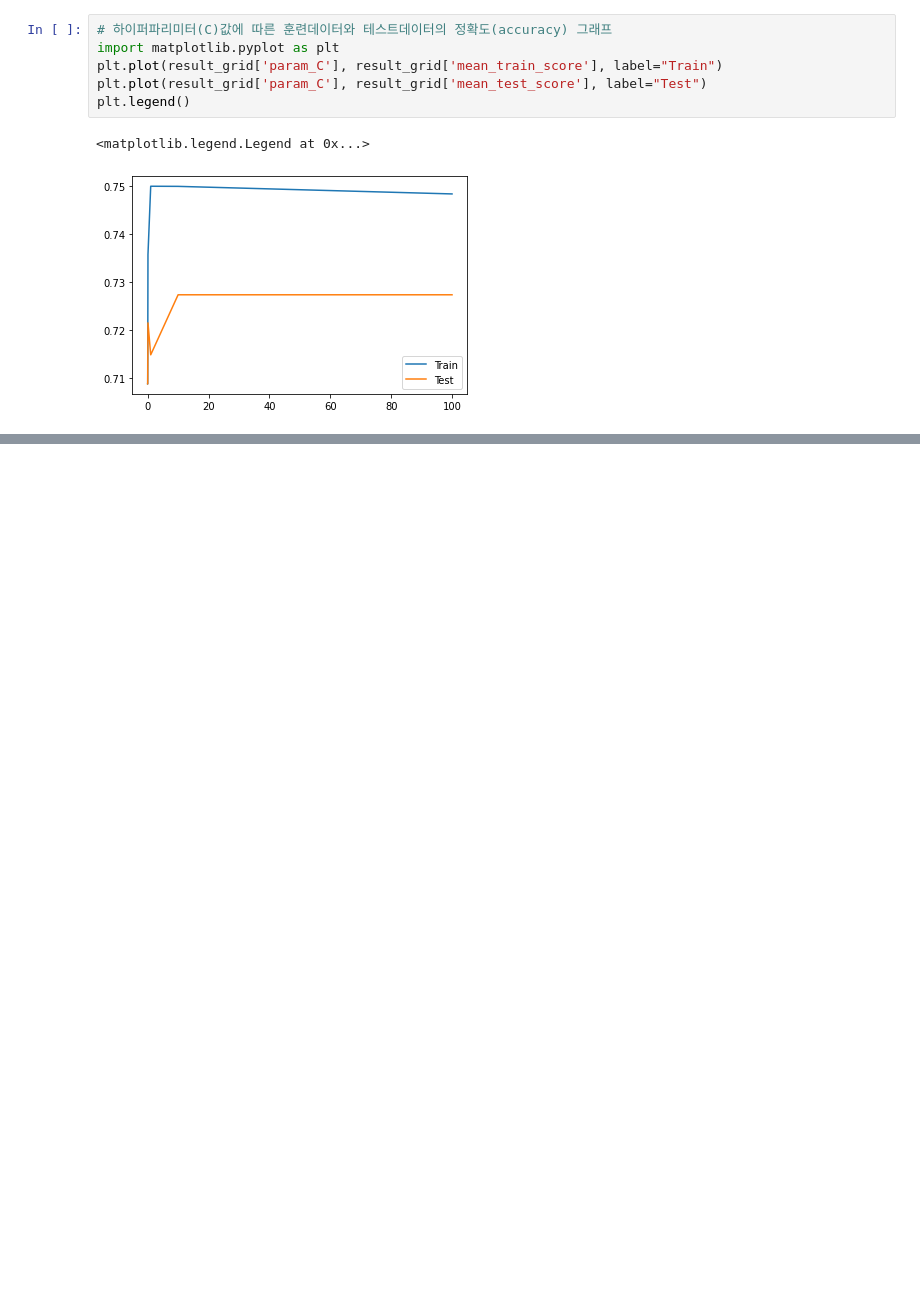
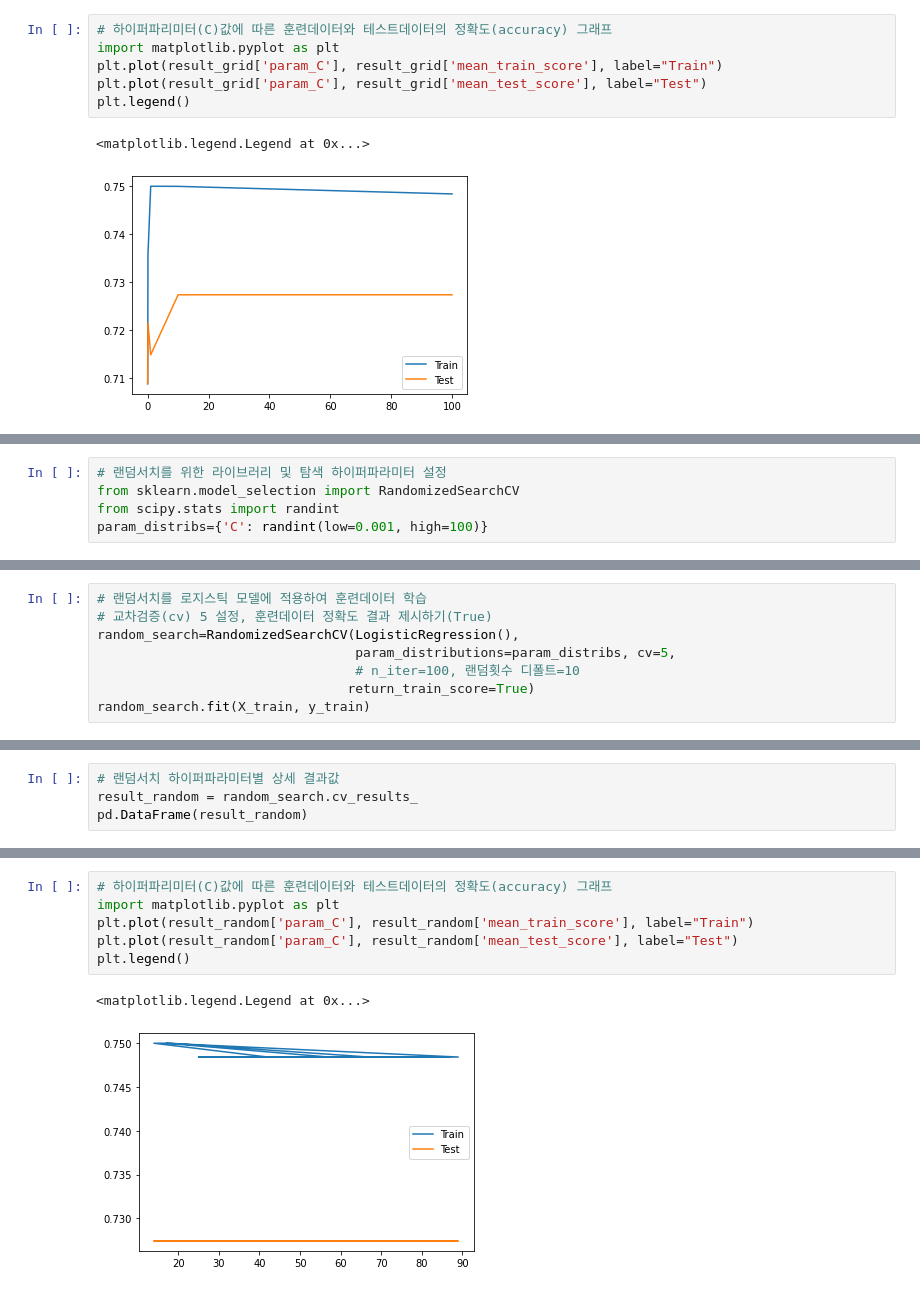
Before and after one commit to wanjuson/analyst_engineer, a Jupyter notebook: B3_5 model evaluation.ipynb, the cells around one changed output, grey strips where cells are left out. Saved outputs shown, nothing was run; the diff lists cells and outputs as text; blank space fills up the shorter version.

```diff
--- a/B3_5 model evaluation.ipynb
+++ b/B3_5 model evaluation.ipynb
@@ -70,0 +73,5 @@ plt.legend()
+# %%
+# 랜덤서치를 위한 라이브러리 및 탐색 하이퍼파라미터 설정
+from sklearn.model_selection import RandomizedSearchCV
+from scipy.stats import randint
+param_distribs={'C': randint(low=0.001, high=100)}
@@ -70,0 +81,8 @@ plt.legend()
+# %%
+# 랜덤서치를 로지스틱 모델에 적용하여 훈련데이터 학습
+# 교차검증(cv) 5 설정, 훈련데이터 정확도 결과 제시하기(True)
+random_search=RandomizedSearchCV(LogisticRegression(),
+                                 param_distributions=param_distribs, cv=5,
+                                 # n_iter=100, 랜덤횟수 디폴트=10
+                                return_train_score=True)
+random_search.fit(X_train, y_train)
@@ -70,0 +105,4 @@ plt.legend()
+# %%
+# 랜덤서치 하이퍼파라미터별 상세 결과값
+result_random = random_search.cv_results_
+pd.DataFrame(result_random)
@@ -70,0 +122,9 @@ plt.legend()
+# %%
+# 하이퍼파리미터(C)값에 따른 훈련데이터와 테스트데이터의 정확도(accuracy) 그래프
+import matplotlib.pyplot as plt
+plt.plot(result_random['param_C'], result_random['mean_train_score'], label="Train")
+plt.plot(result_random['param_C'], result_random['mean_test_score'], label="Test")
+plt.legend()
+# %% [output]
+<matplotlib.legend.Legend at 0x...>
+[figure, added]
```
Also changed, not shown: parts of 6 cells of this notebook.
